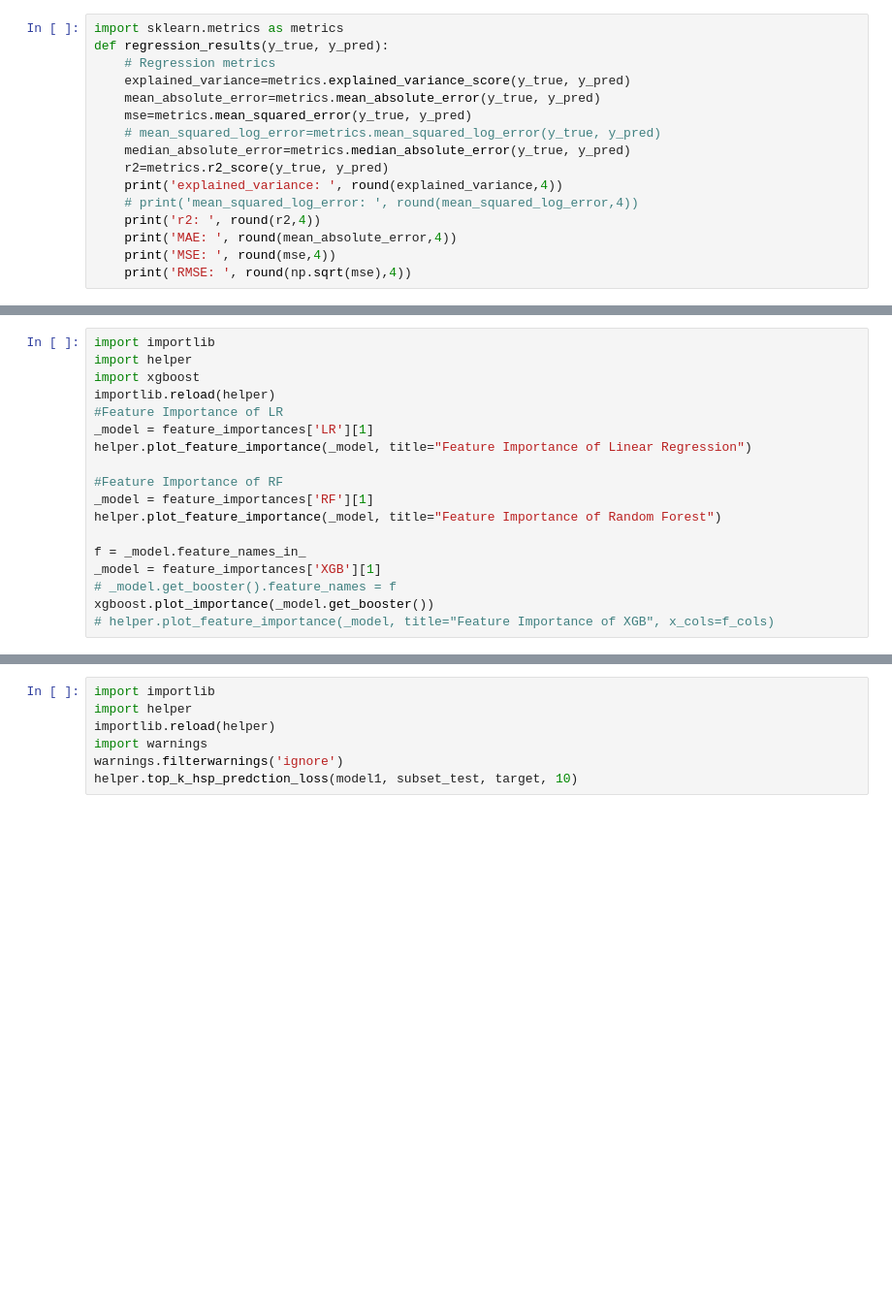
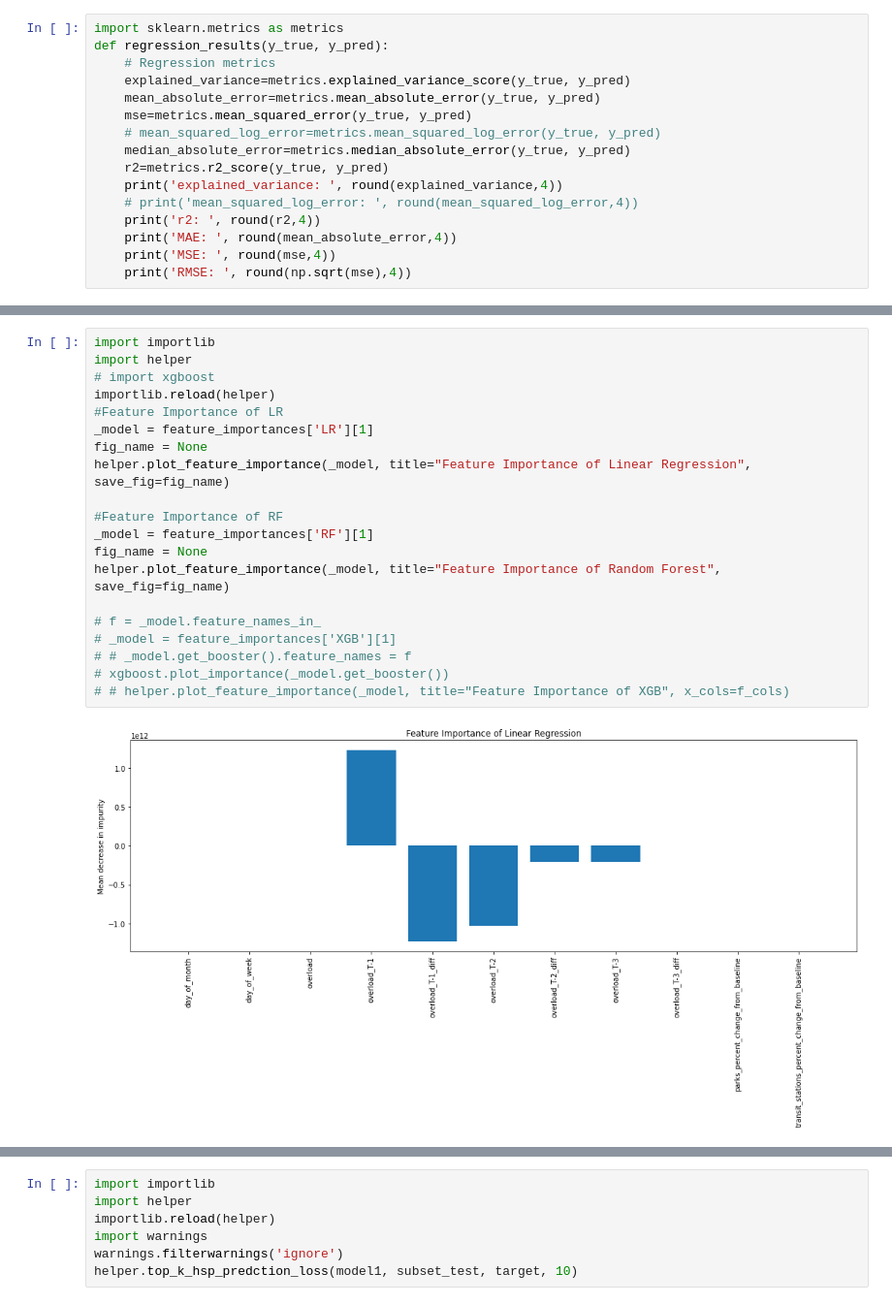
Before and after one commit to AnishaMathur/NY-State-Covid-Analysis, a Jupyter notebook: notebooks/ML3.ipynb, the cells around one changed output, grey strips where cells are left out. Shown: that part at 97% size. Saved outputs shown, nothing was run; the diff lists cells and outputs as text; blank space fills up the shorter version.

```diff
--- a/notebooks/ML3.ipynb
+++ b/notebooks/ML3.ipynb
@@ -196,18 +187,22 @@ plt.show()
 # %%
 import importlib
 import helper
-import xgboost
+# import xgboost
 importlib.reload(helper)
 #Feature Importance of LR
 _model = feature_importances['LR'][1]
-helper.plot_feature_importance(_model, title="Feature Importance of Linear Regression")
+fig_name = None
+helper.plot_feature_importance(_model, title="Feature Importance of Linear Regression", save_fig=fig_name)
 
 #Feature Importance of RF
 _model = feature_importances['RF'][1]
-helper.plot_feature_importance(_model, title="Feature Importance of Random Forest")
+fig_name = None
+helper.plot_feature_importance(_model, title="Feature Importance of Random Forest", save_fig=fig_name)
 
-f = _model.feature_names_in_
-_model = feature_importances['XGB'][1]
-# _model.get_booster().feature_names = f
-xgboost.plot_importance(_model.get_booster())
-# helper.plot_feature_importance(_model, title="Feature Importance of XGB", x_cols=f_cols)
+# f = _model.feature_names_in_
+# _model = feature_importances['XGB'][1]
+# # _model.get_booster().feature_names = f
+# xgboost.plot_importance(_model.get_booster())
+# # helper.plot_feature_importance(_model, title="Feature Importance of XGB", x_cols=f_cols)
+# %% [output]
+[figure, added]
```
Also changed, not shown: parts of 4 cells of this notebook, 1 other file.
